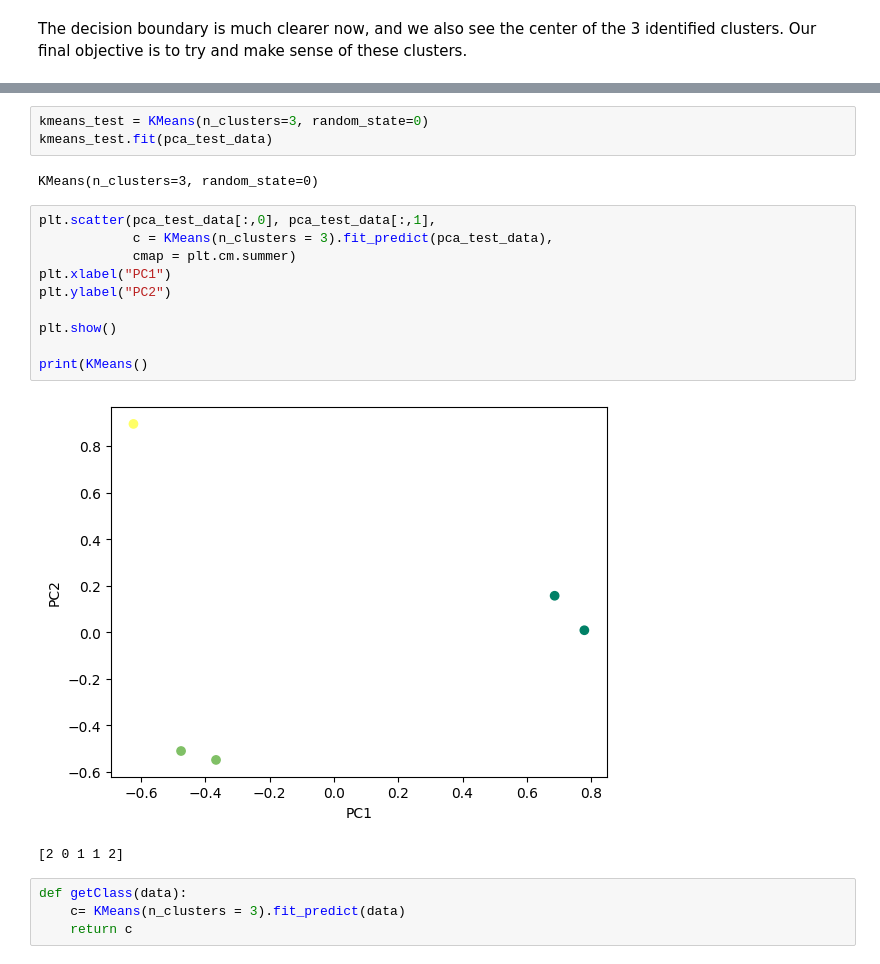
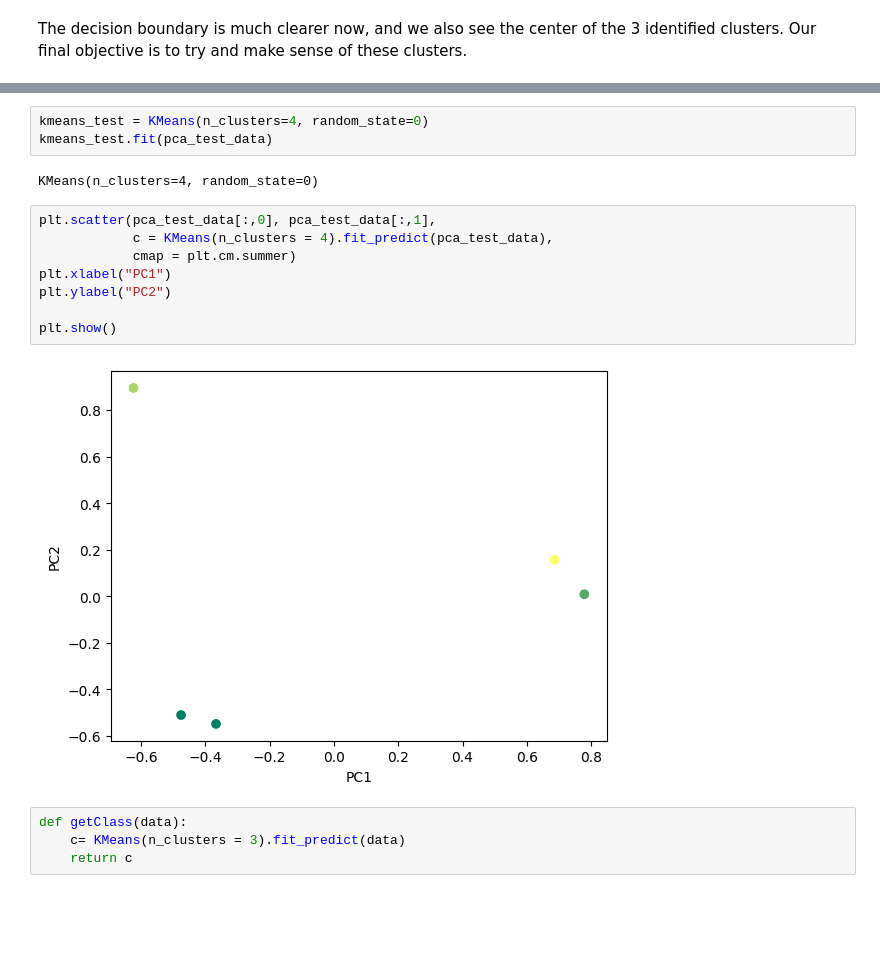
Before and after one commit to NextLevel-Hacks/moneyWise-backend, a Jupyter notebook: ai/models/Credit-Card-Clustering-PCA-Kmeans/Credit Card Clustering (PCA + Kmeans).ipynb, the cells around one changed output, grey strips where cells are left out. Drawn from its saved outputs; the diff is of its cells as text; blank space fills up the shorter version.

```diff
--- a/ai/models/Credit-Card-Clustering-PCA-Kmeans/Credit Card Clustering (PCA + Kmeans).ipynb
+++ b/ai/models/Credit-Card-Clustering-PCA-Kmeans/Credit Card Clustering (PCA + Kmeans).ipynb
@@ -248,21 +248,18 @@ Keeping that in mind, let us try to make sense of the three clusters:
 # %%
-kmeans_test = KMeans(n_clusters=3, random_state=0)
+kmeans_test = KMeans(n_clusters=4, random_state=0)
 kmeans_test.fit(pca_test_data)
 # %% [output]
-KMeans(n_clusters=3, random_state=0)
+KMeans(n_clusters=4, random_state=0)
 # %%
 plt.scatter(pca_test_data[:,0], pca_test_data[:,1],
-            c = KMeans(n_clusters = 3).fit_predict(pca_test_data),
+            c = KMeans(n_clusters = 4).fit_predict(pca_test_data),
             cmap = plt.cm.summer)
 plt.xlabel("PC1")
 plt.ylabel("PC2")
 
 plt.show()
-
-print(KMeans()
 # %% [output]
-[figure, old version]
+[figure, new version]
-[2 0 1 1 2]
 # %%
 def getClass(data):
     c= KMeans(n_clusters = 3).fit_predict(data)
```
Also changed, not shown: parts of 9 cells of this notebook, 4 other files.
